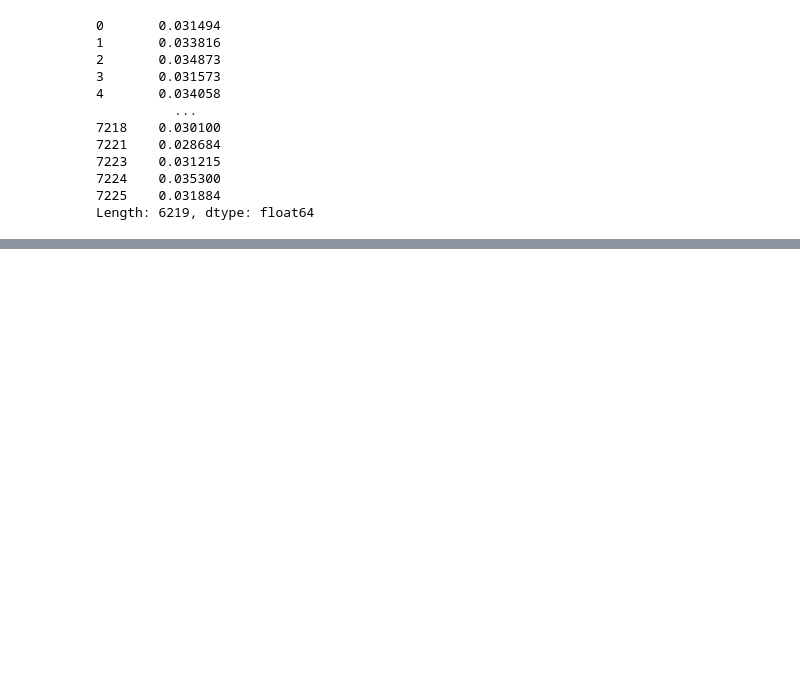
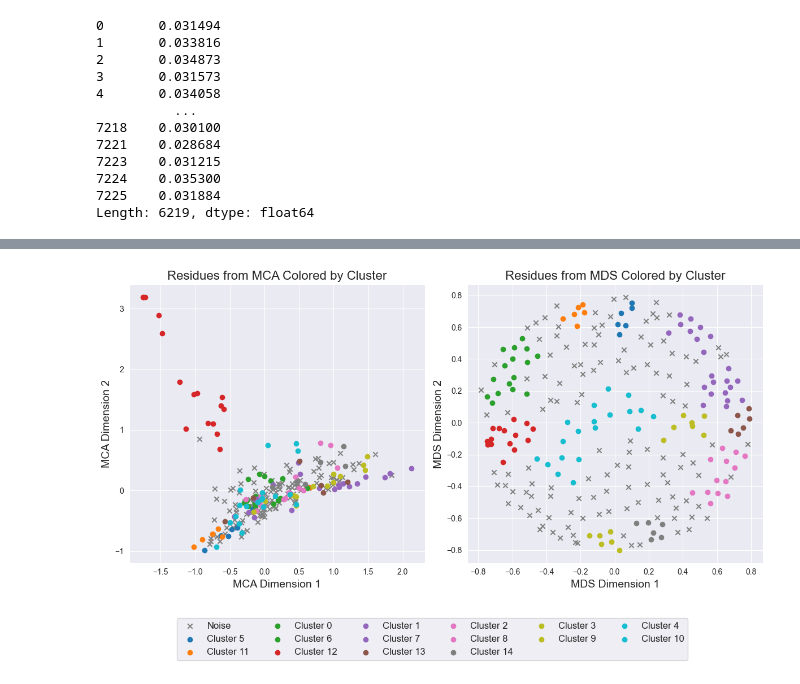
Before and after one commit to lcobiodata/msautils, a Jupyter notebook: examples/ring-hydroxylating_dioxygenase/test_method_1.ipynb, the cells around one changed output, grey strips where cells are left out. Saved outputs shown, nothing was run; the diff lists cells and outputs as text; code cells hidden in the pictures; blank space fills up the shorter version.

```diff
--- a/examples/ring-hydroxylating_dioxygenase/test_method_1.ipynb
+++ b/examples/ring-hydroxylating_dioxygenase/test_method_1.ipynb
@@ -608,0 +604,6 @@ plt.show()
+# %%
+df_res['x_mds'] = points[:,0]
+df_res['y_mds'] = points[:,1]
+df_res['label'] = cluster_labels
+df_res = df_res.copy()
+df_res
@@ -771,0 +651,61 @@ clusters
+# %%
+# Create a figure with two subplots
+fig, axs = plt.subplots(1, 2, figsize=(12, 7))
+
+# Plot for MCA
+axs[0].set_xlabel('MCA Dimension 1', fontsize=14)
+axs[0].set_ylabel('MCA Dimension 2', fontsize=14)
+axs[0].set_title('Residues from MCA Colored by Cluster', fontsize=16)
+
+# Plot for MDS
+axs[1].set_xlabel('MDS Dimension 1', fontsize=14)
+axs[1].set_ylabel('MDS Dimension 2', fontsize=14)
+axs[1].set_title('Residues from MDS Colored by Cluster', fontsize=16)
+
+x_mca = df_res['x_mca']
+y_mca = df_res['y_mca']
+
+x_mds = df_res['x_mds']
+y_mds = df_res['y_mds']
+
+labels = df_res['label']
+unique_labels = np.unique(labels)
+color_map = cm.get_cmap('tab10', len(unique_labels))
+
+handles = []
+all_labels = []
+
+for i, cluster_label in enumerate(unique_labels):
+    if cluster_label == -1:
+        noise_color = 'grey'
+        noise_marker = 'x'
+        label = 'Noise'
+    else:
+        noise_color = color_map(i)
+        noise_marker = 'o'
+        label = f'Cluster {cluster_label}'
+
+    scatter_mca = axs[0].scatter(x_mca[labels == cluster_label], y_mca[labels == cluster_label], color=noise_color, marker=noise_marker, label=label)
+    scatter_mds = axs[1].scatter(x_mds[labels == cluster_label], y_mds[labels == cluster_label], color=noise_color, marker=noise_marker, label=label)
+
+    # Collect the scatter plot handles and labels
+    handles.append(scatter_mca)
+    all_labels.append(label)
+
+# Rearrange labels to fill one row first and then the second row
+n_cols = 6  # Number of columns in the legend
+all_labels_reordered = [all_labels[i::n_cols] for i in range(n_cols)]
+all_labels_reordered = sum(all_labels_reordered, [])  # Flatten the nested list
+
+# Create a single legend for both subplots with reordered labels
+fig.legend(handles, all_labels_reordered, bbox_to_anchor=(0.5, 0.0), loc='upper center', borderaxespad=0, ncol=n_cols, fontsize=12)
+
+# ...
+
+# Adjust the layout to accommodate the legend
+fig.tight_layout(rect=[0, 0.05, 1, 0.9])
+
+# Show the plot
+plt.show()
+# %% [output]
+[figure, added]
```
Also changed, not shown: parts of 23 cells of this notebook, 2 other files.
